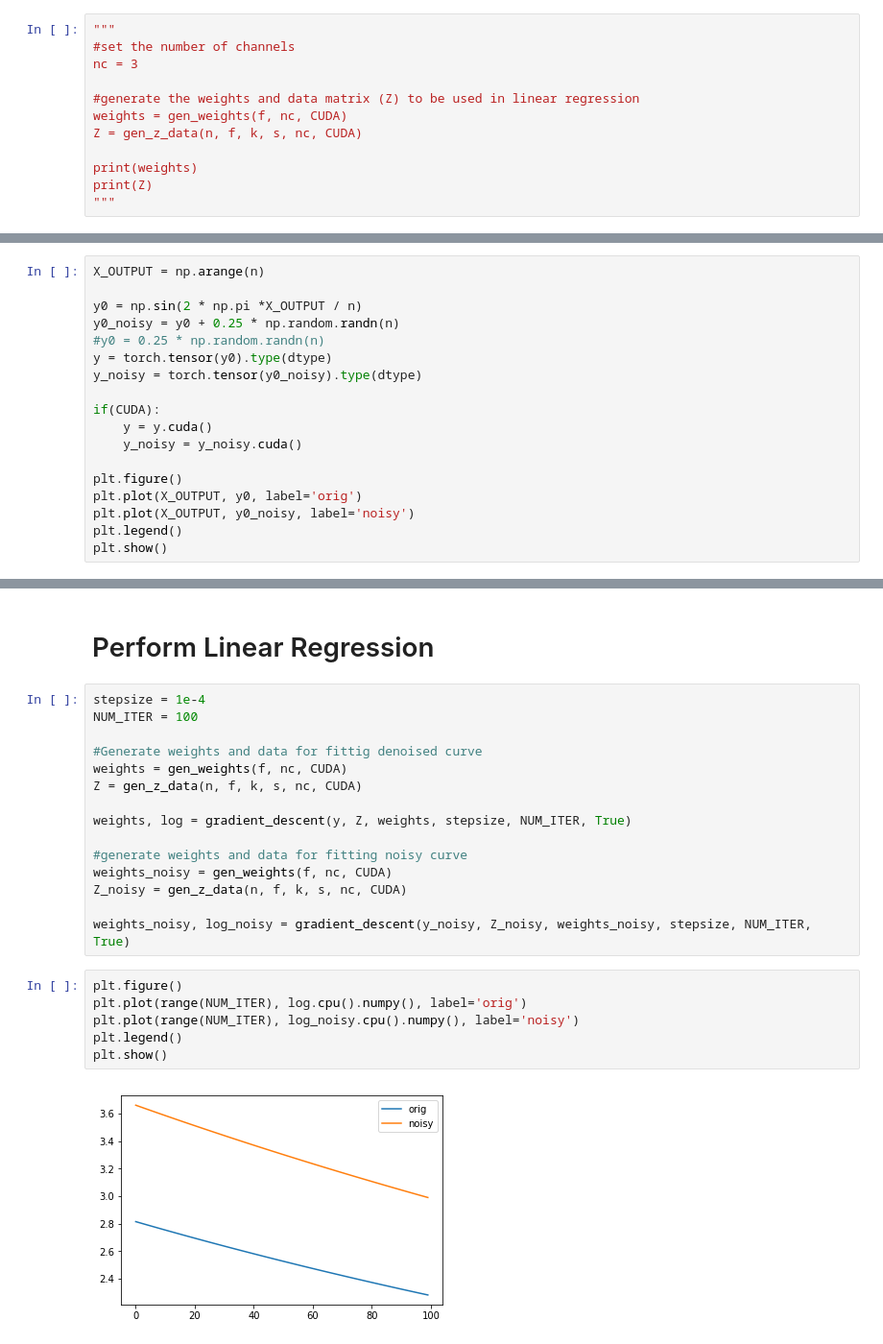
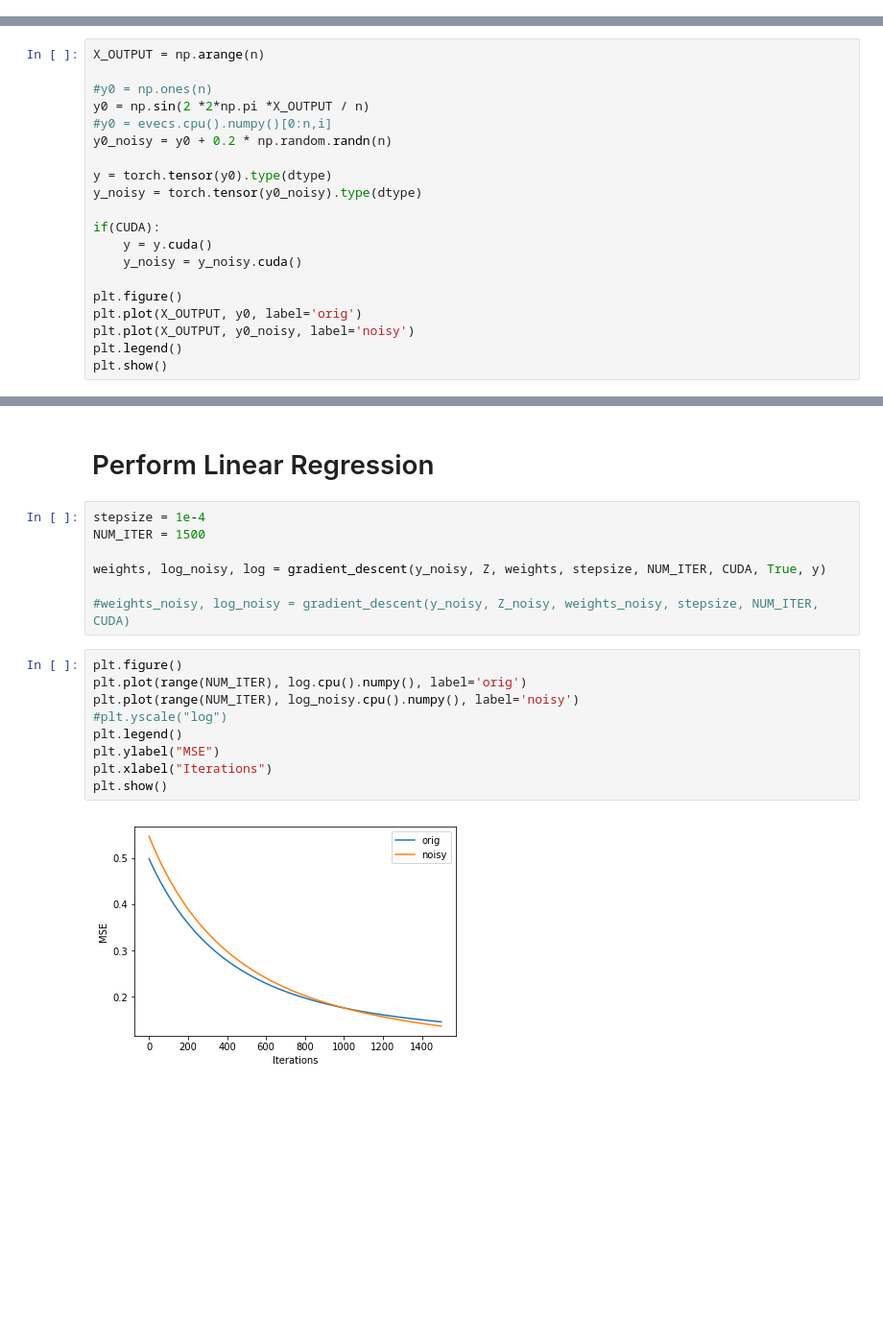
Before and after one commit to Sriram-Ravula/Sine_DIP, a Jupyter notebook: LinReg_TransposedConv.ipynb, the cells around one changed output, grey strips where cells are left out. Shown at 96% size. Cells and saved outputs as stored; diff of their text form; blank space fills up the shorter version.

```diff
--- a/LinReg_TransposedConv.ipynb
+++ b/LinReg_TransposedConv.ipynb
@@ -201,14 +213,2 @@ True
 # %% [markdown]
 # Check the weight and data generator functions
-# %%
-"""
-#set the number of channels
-nc = 3
-
-#generate the weights and data matrix (Z) to be used in linear regression
-weights = gen_weights(f, nc, CUDA)
-Z = gen_z_data(n, f, k, s, nc, CUDA)
-
-print(weights)
-print(Z)
-"""
@@ -219,9 +272,11 @@ print(Z)
 # %%
 X_OUTPUT = np.arange(n)
 
-y0 = np.sin(2 * np.pi *X_OUTPUT / n)
-y0_noisy = y0 + 0.25 * np.random.randn(n)
-#y0 = 0.25 * np.random.randn(n)
+#y0 = np.ones(n)
+y0 = np.sin(2 *2*np.pi *X_OUTPUT / n)
+#y0 = evecs.cpu().numpy()[0:n,i]
+y0_noisy = y0 + 0.2 * np.random.randn(n)
+
 y = torch.tensor(y0).type(dtype)
 y_noisy = torch.tensor(y0_noisy).type(dtype)
 
@@ -239,25 +294,20 @@ plt.show()
 # %% [markdown]
 # Perform Linear Regression
-# %%
-stepsize = 1e-4
-NUM_ITER = 100
-
-#Generate weights and data for fittig denoised curve
-weights = gen_weights(f, nc, CUDA)
-Z = gen_z_data(n, f, k, s, nc, CUDA)
-
-weights, log = gradient_descent(y, Z, weights, stepsize, NUM_ITER, True)
-
-#generate weights and data for fitting noisy curve
-weights_noisy = gen_weights(f, nc, CUDA)
-Z_noisy = gen_z_data(n, f, k, s, nc, CUDA)
-
-weights_noisy, log_noisy = gradient_descent(y_noisy, Z_noisy, weights_noisy, stepsize, NUM_ITER, True)
+# %%
+stepsize = 1e-4
+NUM_ITER = 1500
+
+weights, log_noisy, log = gradient_descent(y_noisy, Z, weights, stepsize, NUM_ITER, CUDA, True, y)
+
+#weights_noisy, log_noisy = gradient_descent(y_noisy, Z_noisy, weights_noisy, stepsize, NUM_ITER, CUDA)
 # %%
 plt.figure()
 plt.plot(range(NUM_ITER), log.cpu().numpy(), label='orig')
 plt.plot(range(NUM_ITER), log_noisy.cpu().numpy(), label='noisy')
+#plt.yscale("log")
 plt.legend()
+plt.ylabel("MSE")
+plt.xlabel("Iterations")
 plt.show()
 # %% [output]
-[figure, old version]
+[figure, new version]
```
Also changed, not shown: parts of 14 cells of this notebook.
